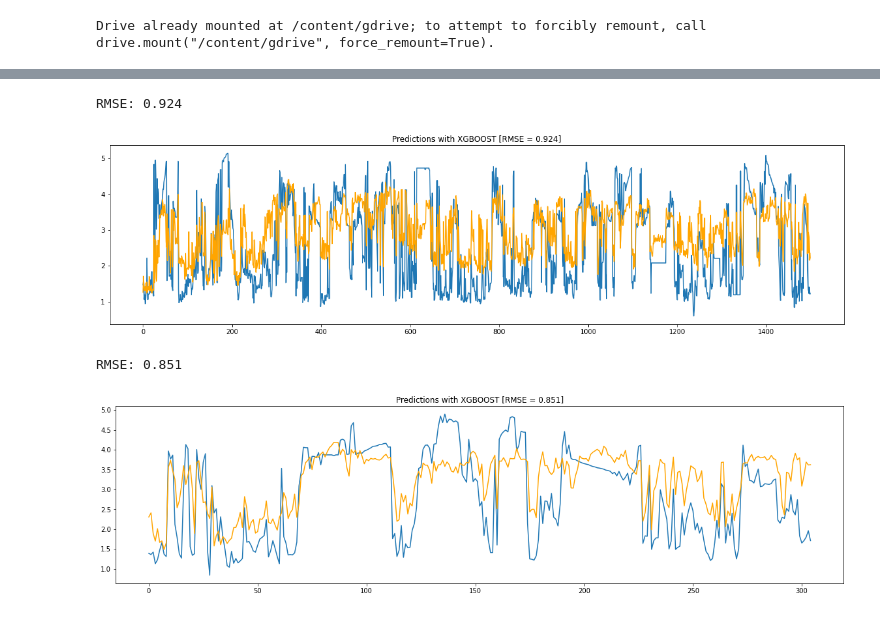
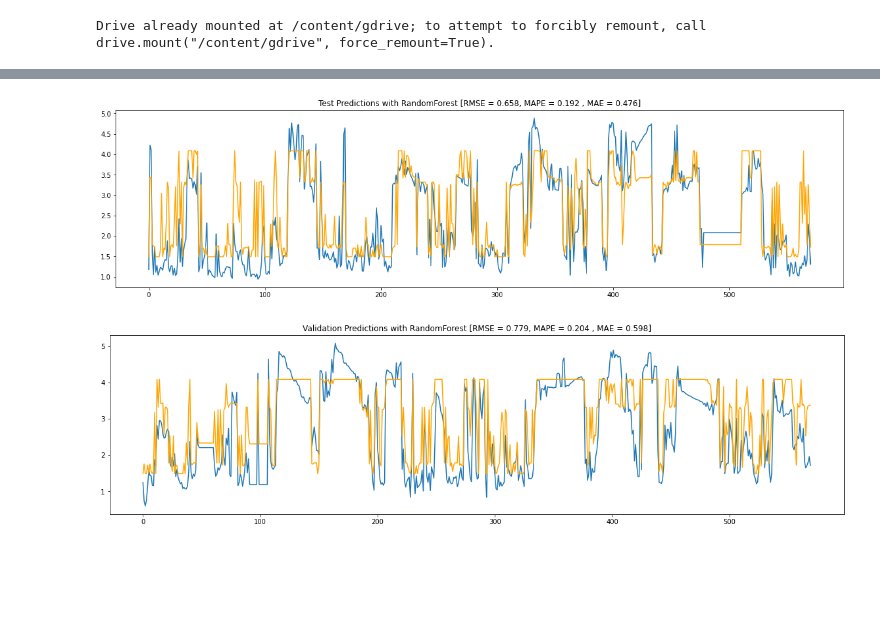
Before and after one commit to Malekkamoua/Quality-prediction-industry-4.0, a Jupyter notebook: 5_Forecasting | ML_models.ipynb, the cells around one changed output, grey strips where cells are left out. Drawn from its saved outputs; the diff is of its cells as text; code cells hidden in the pictures; blank space fills up the shorter version.

```diff
--- a/5_Forecasting | ML_models.ipynb
+++ b/5_Forecasting | ML_models.ipynb
@@ -22,8 +31,8 @@ X = df[['% Silica Feed', 'Amina Flow', 'Flotation Column 01 Air Flow',
        '% Iron Concentrate']]
 y = df[['% Silica Concentrate']]
 
-X_train, y_train = X[:2000], y[:2000]
-X_test, y_test = X[2000:3500], y[2000:3500]
-X_val, y_val = X[3500:], y[3500:]
+X_train, y_train = X[:2664], y[:2664]
+X_test, y_test = X[2664:3235], y[2664:3235]
+X_val, y_val = X[3235:], y[3235:]
 
 X_train.shape, y_train.shape, X_test.shape, y_test.shape, X_val.shape, y_val.shape
@@ -31,0 +39,9 @@ X_train.shape, y_train.shape, X_test.shape, y_test.shape, X_val.shape, y_val.sha
+# %%
+from statsmodels.tsa.stattools import acf
+
+def forecast_accuracy(forecast, actual):
+    mape = np.mean(np.abs(forecast - actual)/np.abs(actual))
+    mae = np.mean(np.abs(forecast - actual))
+    rmse = np.mean((forecast - actual)**2)**.5
+
+    return mape, mae, rmse
@@ -32,15 +115,19 @@ X_train.shape, y_train.shape, X_test.shape, y_test.shape, X_val.shape, y_val.sha
 # %%
-from xgboost import XGBRegressor
-
-model = XGBRegressor(n_estimators=200, learning_rate=0.01, objective ='reg:linear', verbosity = 0)
+model = XGBRegressor(n_estimators = 100,
+                     max_depth = 6,
+                     booster='gbtree',
+                     learning_rate = 0.025,
+                     colsample_bytree = 0.7,
+                     objective ='reg:squarederror',
+                     verbosity = 0)
 model.fit(X_train, y_train)
 
 predictions_test = model.predict(X_test)
 y_test = y_test.reset_index().drop('index', axis=1)
-y_test['randomeForest_predictions'] = pd.Series(predictions_test)
+y_test['XGBOOST_predictions'] = pd.Series(predictions_test)
 
 predictions_val = model.predict(X_val)
 y_val = y_val.reset_index().drop('index', axis=1)
-y_val['randomeForest_predictions'] = pd.Series(predictions_val)
+y_val['XGBOOST_predictions'] = pd.Series(predictions_val)
 # %%
 from matplotlib import pyplot
@@ -79,8 +216,8 @@ RMSE: 0.698
 # %%
-from sklearn.ensemble import RandomForestRegressor
-
-model = RandomForestRegressor(n_estimators=100,
-                                 max_features=1, oob_score=True)
+model = RandomForestRegressor(n_estimators=50,
+                              max_features='auto',
+                              min_samples_split = 7,
+                              max_depth = 2)
 
 model.fit(X_train, y_train)
 
@@ -94,30 +231,24 @@ y_val['randomeForest_predictions'] = pd.Series(predictions_val)
 # %%
 fig, ax = plt.subplots(figsize=(20,5))
 
-# evaluate forecasts
-rmse = sqrt(mean_squared_error(y_test['% Silica Concentrate'], predictions_test))
-print('RMSE: %.3f' % rmse)
+mape, mae, rmse = forecast_accuracy(y_test['% Silica Concentrate'], predictions_test)
 
 # plot forecasts against actual outcomes
 pyplot.plot(y_test['% Silica Concentrate'])
 pyplot.plot(predictions_test, color='orange')
-plt.title("Predictions with XGBOOST [RMSE = %.3f]" % rmse)
+plt.title("Test Predictions with RandomForest [RMSE = %.3f, MAPE = %.3f , MAE = %.3f]" % (rmse, mape, mae) )
 pyplot.show()
 # %% [output]
-RMSE: 0.924
-[figure, old version]
+[figure, new version]
 # %%
 fig, ax = plt.subplots(figsize=(20,5))
 
-# evaluate forecasts
-rmse = sqrt(mean_squared_error(y_val['% Silica Concentrate'], predictions_val))
-print('RMSE: %.3f' % rmse)
+mape, mae, rmse = forecast_accuracy(y_val['% Silica Concentrate'], predictions_val)
 
 # plot forecasts against actual outcomes
 pyplot.plot(y_val['% Silica Concentrate'])
 pyplot.plot(predictions_val, color='orange')
-plt.title("Predictions with XGBOOST [RMSE = %.3f]" % rmse)
+plt.title("Validation Predictions with RandomForest [RMSE = %.3f, MAPE = %.3f , MAE = %.3f]" % (rmse, mape, mae) )
 pyplot.show()
 # %% [output]
-RMSE: 0.851
-[figure, old version]
+[figure, new version]
```
Also changed, not shown: parts of 10 cells of this notebook.
